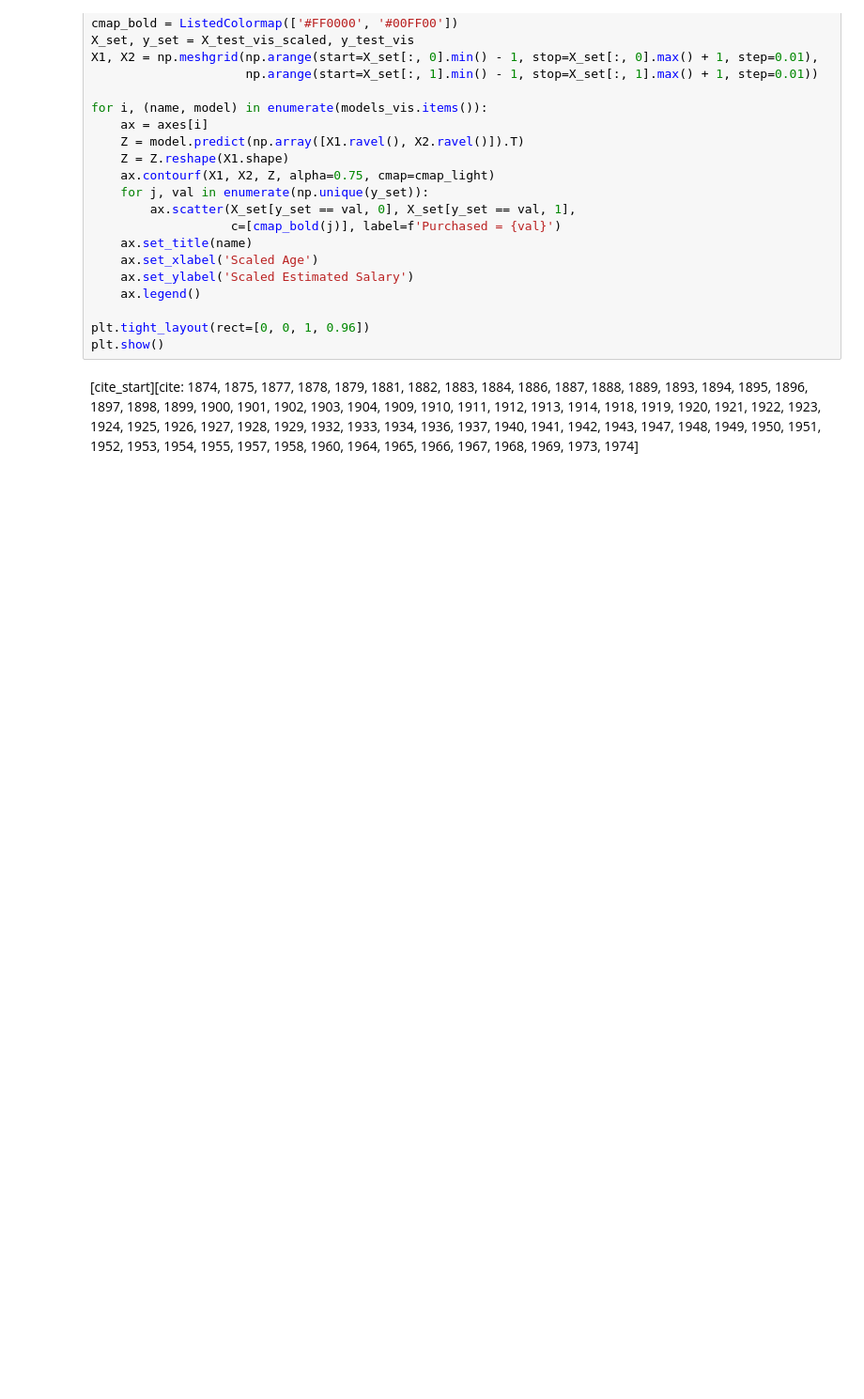
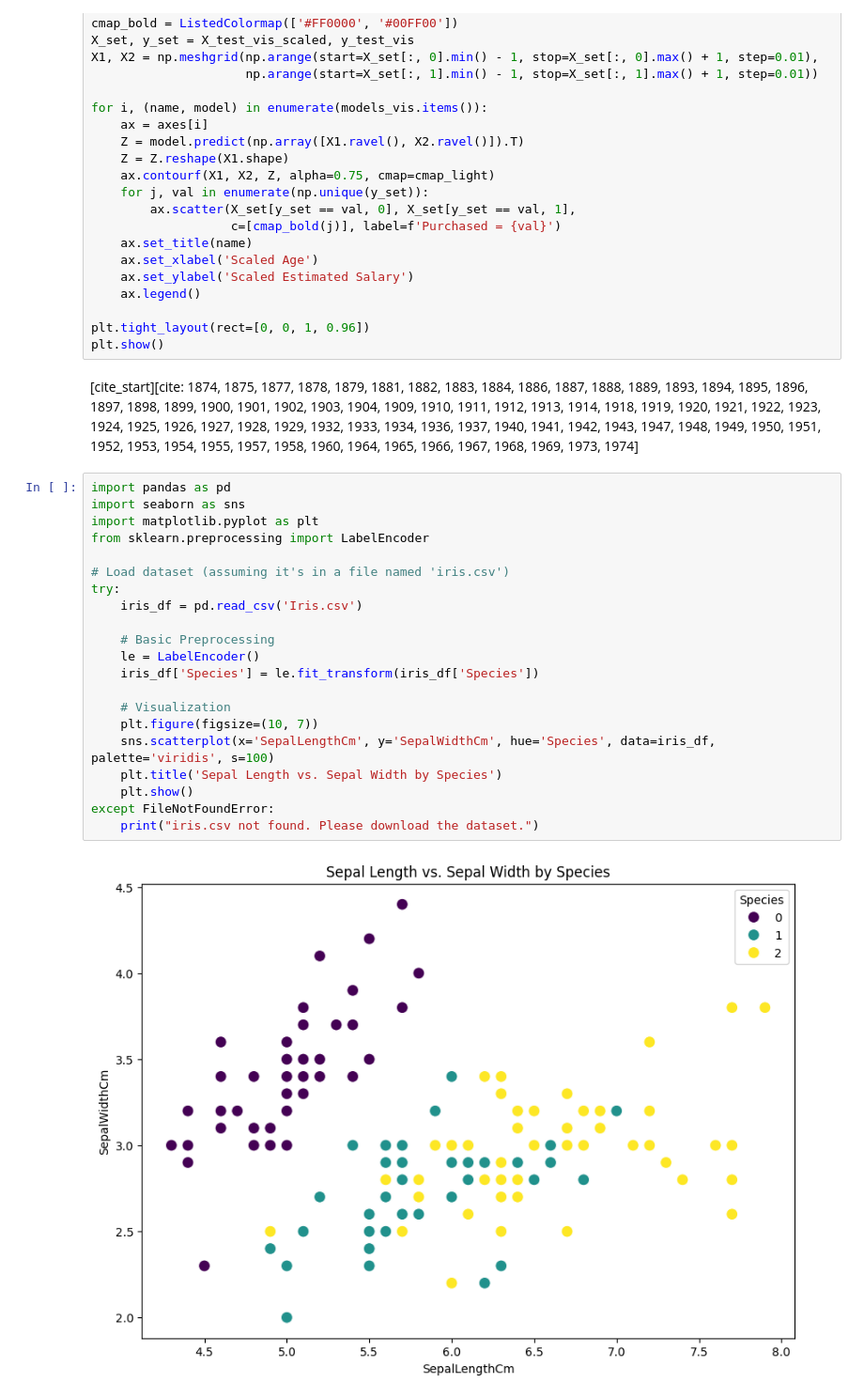
Before and after one commit to Lucid-Lifo/Data-Analysis-Using-Python, a Jupyter notebook: Lab_List_Full.ipynb, the cells around one changed output. Shown at 94% size. Saved outputs shown, nothing was run; the diff lists cells and outputs as text; blank space fills up the shorter version.

```diff
--- a/Lab_List_Full.ipynb
+++ b/Lab_List_Full.ipynb
@@ -1204,3 +1214,26 @@ plt.tight_layout(rect=[0, 0, 1, 0.96])
 plt.show()
 # %% [markdown]
 [cite\_start][cite: 1874, 1875, 1877, 1878, 1879, 1881, 1882, 1883, 1884, 1886, 1887, 1888, 1889, 1893, 1894, 1895, 1896, 1897, 1898, 1899, 1900, 1901, 1902, 1903, 1904, 1909, 1910, 1911, 1912, 1913, 1914, 1918, 1919, 1920, 1921, 1922, 1923, 1924, 1925, 1926, 1927, 1928, 1929, 1932, 1933, 1934, 1936, 1937, 1940, 1941, 1942, 1943, 1947, 1948, 1949, 1950, 1951, 1952, 1953, 1954, 1955, 1957, 1958, 1960, 1964, 1965, 1966, 1967, 1968, 1969, 1973, 1974]
+# %%
+import pandas as pd
+import seaborn as sns
+import matplotlib.pyplot as plt
+from sklearn.preprocessing import LabelEncoder
+
+# Load dataset (assuming it's in a file named 'iris.csv')
+try:
+    iris_df = pd.read_csv('Iris.csv')
+
+    # Basic Preprocessing
+    le = LabelEncoder()
+    iris_df['Species'] = le.fit_transform(iris_df['Species'])
+
+    # Visualization
+    plt.figure(figsize=(10, 7))
+    sns.scatterplot(x='SepalLengthCm', y='SepalWidthCm', hue='Species', data=iris_df, palette='viridis', s=100)
+    plt.title('Sepal Length vs. Sepal Width by Species')
+    plt.show()
+except FileNotFoundError:
+    print("iris.csv not found. Please download the dataset.")
+# %% [output]
+[figure, added]
```
Also changed, not shown: parts of 6 cells of this notebook.
